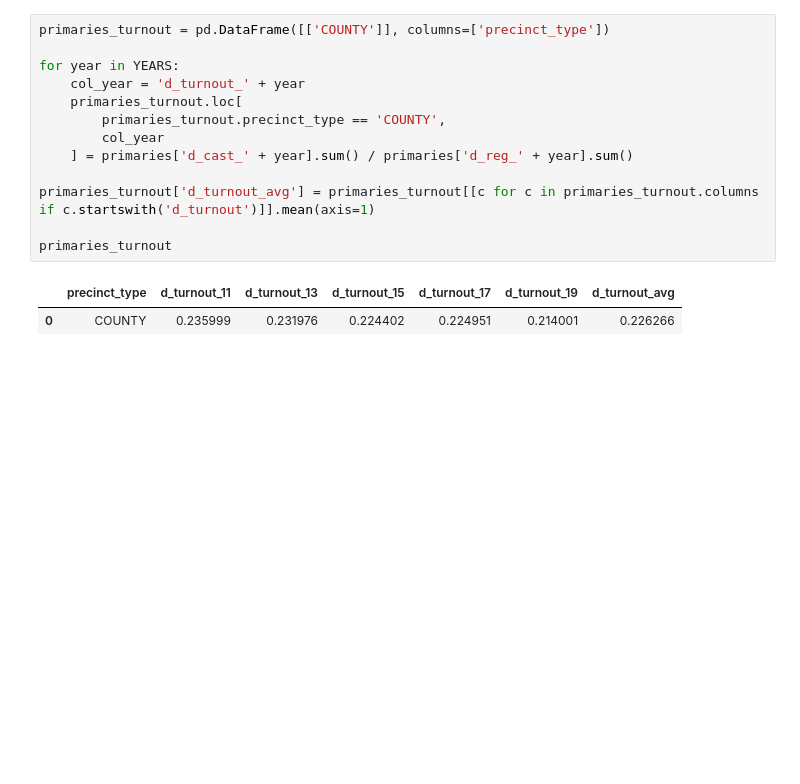
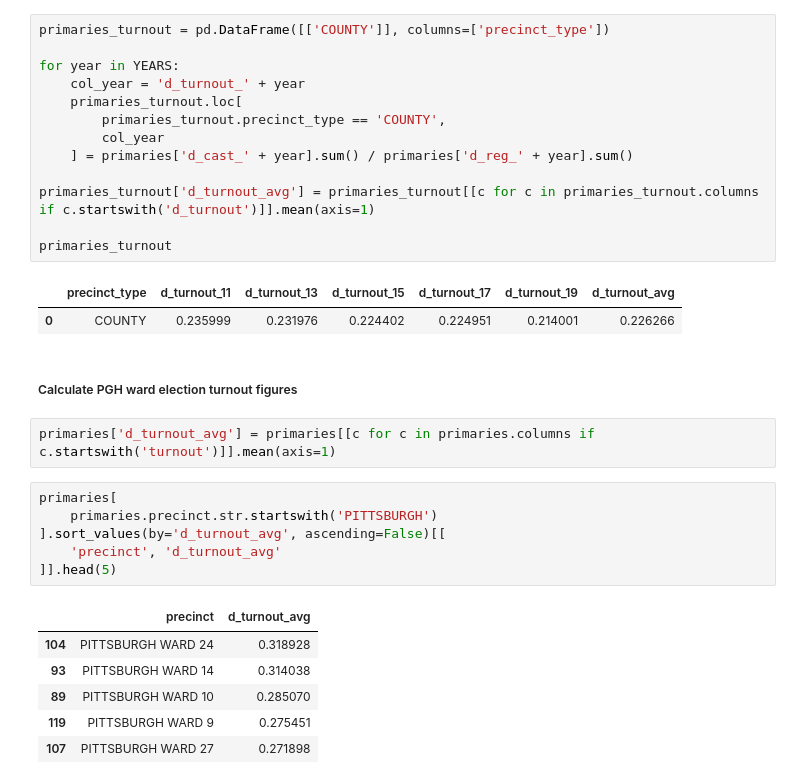
Before and after one commit to maclover7/execvoters, a Jupyter notebook: voters.ipynb, the cells around one changed output. Drawn from its saved outputs; the diff is of its cells as text; blank space fills up the shorter version.

Commit message:
Calculate PGH ward election turnout figures

```diff
--- a/voters.ipynb
+++ b/voters.ipynb
@@ -297,3 +297,20 @@ primaries_turnout
 # %% [output]
 |  | precinct_type | d_turnout_11 | d_turnout_13 | d_turnout_15 | d_turnout_17 | d_turnout_19 | d_turnout_avg |
 | 0 | COUNTY | 0.235999 | 0.231976 | 0.224402 | 0.224951 | 0.214001 | 0.226266 |
+# %% [markdown]
+##### Calculate PGH ward election turnout figures
+# %%
+primaries['d_turnout_avg'] = primaries[[c for c in primaries.columns if c.startswith('turnout')]].mean(axis=1)
+# %%
+primaries[
+    primaries.precinct.str.startswith('PITTSBURGH')
+].sort_values(by='d_turnout_avg', ascending=False)[[
+    'precinct', 'd_turnout_avg'
+]].head(5)
+# %% [output]
+|  | precinct | d_turnout_avg |
+| 104 | PITTSBURGH WARD 24 | 0.318928 |
+| 93 | PITTSBURGH WARD 14 | 0.314038 |
+| 89 | PITTSBURGH WARD 10 | 0.285070 |
+| 119 | PITTSBURGH WARD 9 | 0.275451 |
+| 107 | PITTSBURGH WARD 27 | 0.271898 |
```
